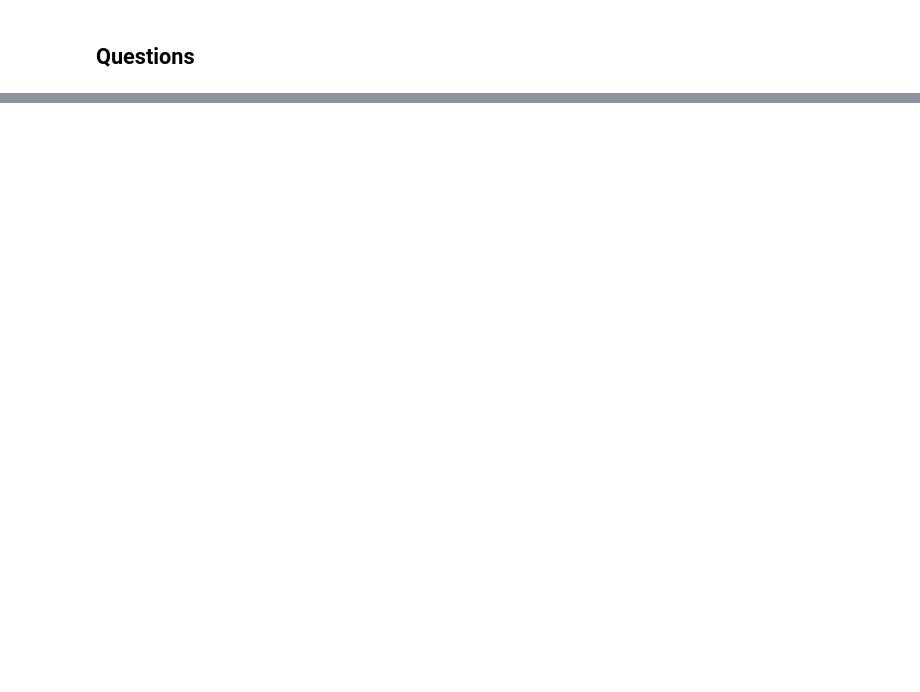
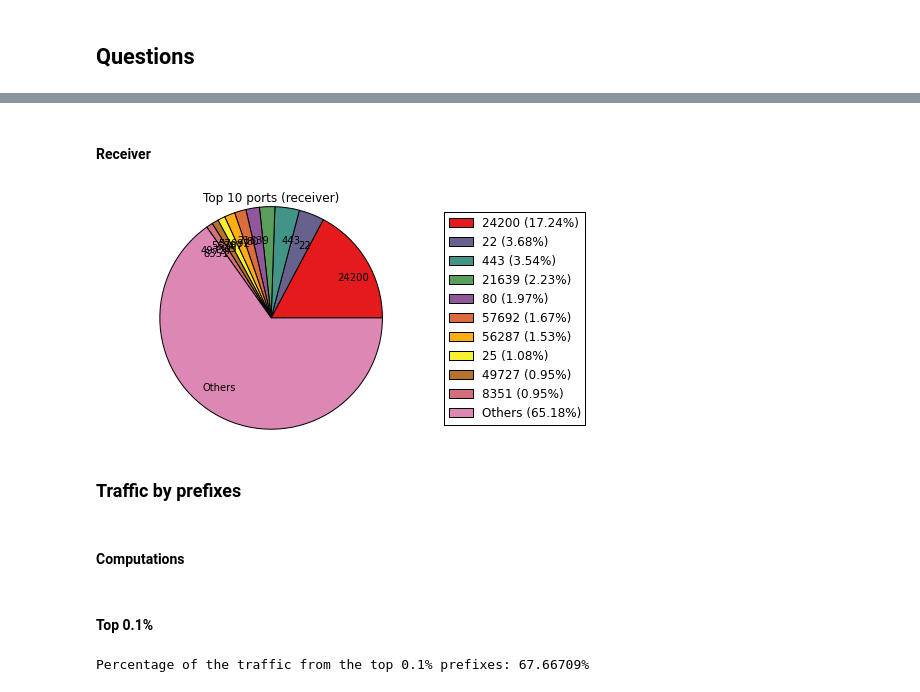
Before and after one commit to FServais/NMM-ULg-Traffic-Characterization, a Jupyter notebook: Group06 - ULg Traffic Characterization.ipynb, the cells around one changed output, grey strips where cells are left out. Saved outputs shown, nothing was run; the diff lists cells and outputs as text; code cells hidden in the pictures; blank space fills up the shorter version.

```diff
--- a/Group06 - ULg Traffic Characterization.ipynb
+++ b/Group06 - ULg Traffic Characterization.ipynb
@@ -118,0 +195,16 @@ Chunk number 5
+# %% [markdown]
+#### Receiver
+# %%
+port_receiver_list = [int(label) for label in top_10_receiver['dp'].values.tolist()]
+port_receiver_list.append("Others")
+labels_receiver = tuple(port_receiver_list)
+values_receiver = top_10_receiver['bytes_tot_per'].values.tolist()
+values_receiver.append(not_top_10_receiver['bytes_tot_per'].sum())
+
+plot_pie(values_receiver, labels_receiver, "Top 10 ports (receiver)")
+# %% [output]
+[figure, added]
+# %% [markdown]
+### Traffic by prefixes
+# %% [markdown]
+#### Computations
@@ -118,0 +215,9 @@ Chunk number 5
+# %% [markdown]
+#### Top 0.1%
+# %%
+n_01 = round(0.001 * traffic_by_prefix_source_len)
+traffic_by_prefix_source_n01 = traffic_by_prefix_source_ordered[:n_01]
+part_total_traffic_01 = traffic_by_prefix_source_n01['ibyt'].sum() / traffic_by_prefix_source_ordered_tot
+print("Percentage of the traffic from the top 0.1% prefixes: {:.5f}%".format(part_total_traffic_01*100))
+# %% [output]
+Percentage of the traffic from the top 0.1% prefixes: 67.66709%
```
Also changed, not shown: parts of 36 cells of this notebook, 2 other files.
